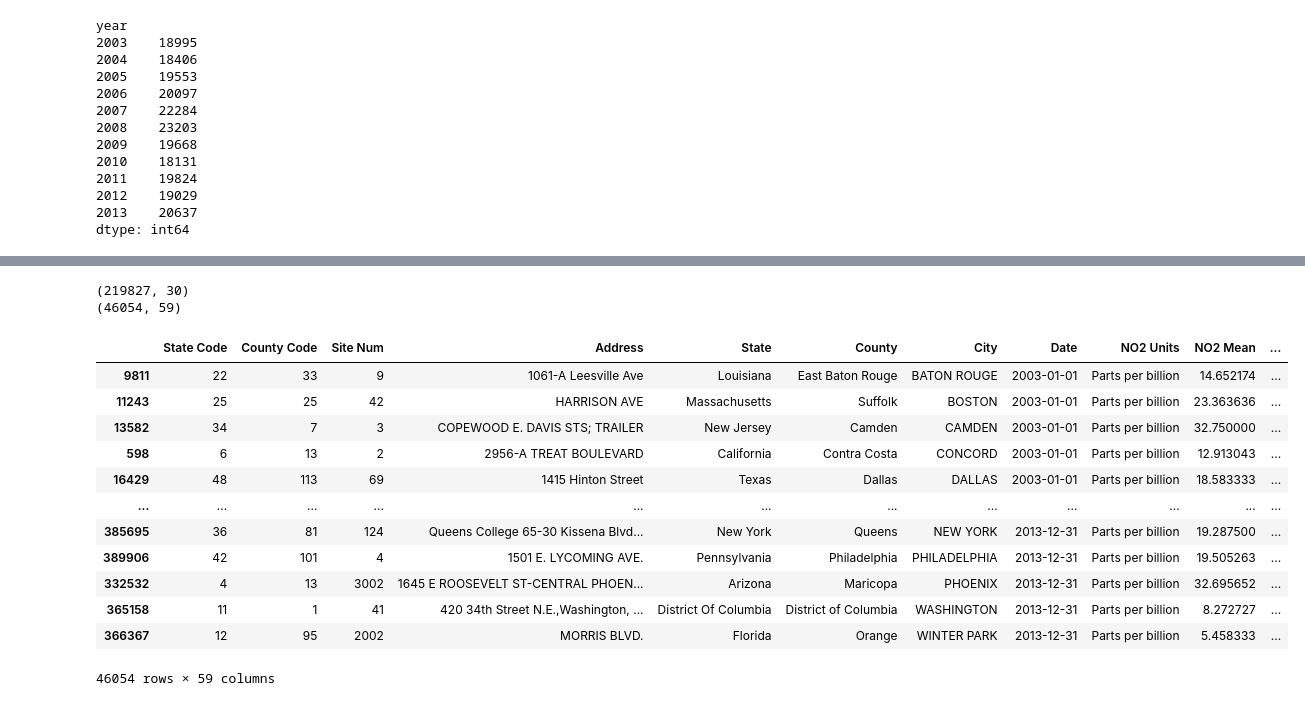
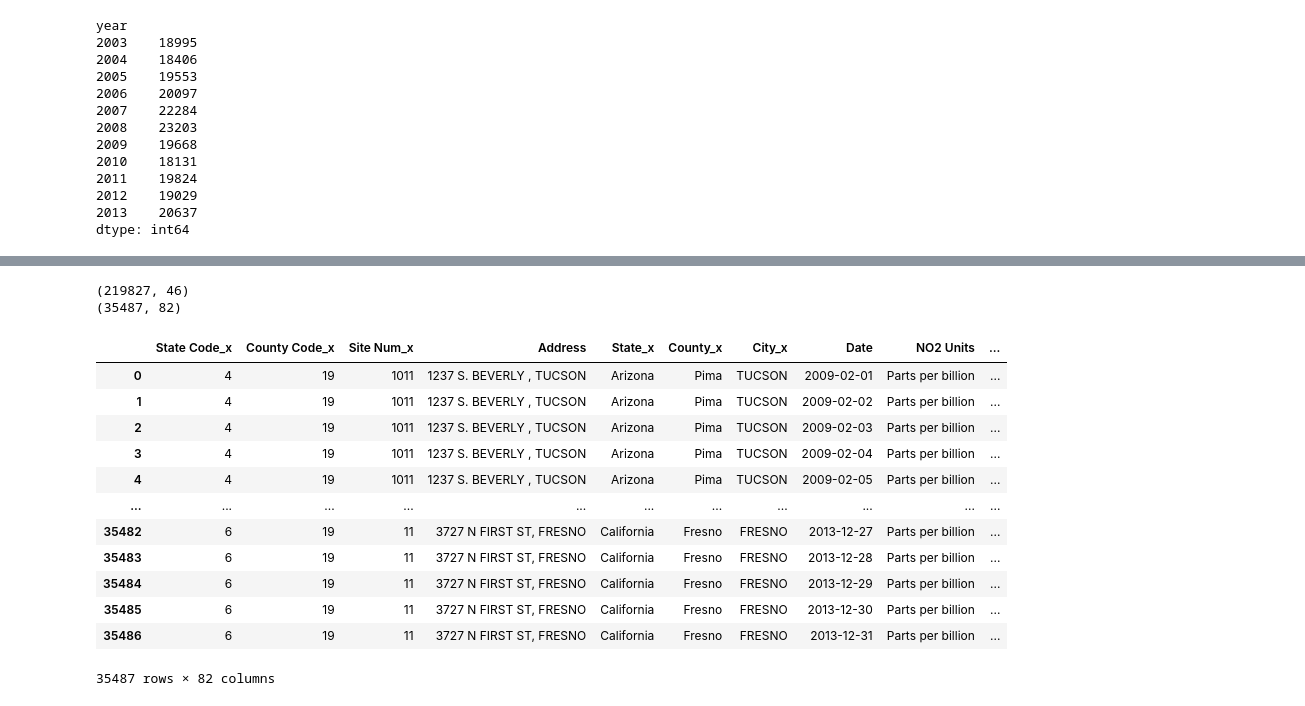
Before and after one commit to tamikamqhum/March_Team_Project, a Jupyter notebook: jupyter_notebooks/PG_Notebook_Weather_laststep.ipynb, the cells around one changed output, grey strips where cells are left out. Saved outputs shown, nothing was run; the diff lists cells and outputs as text; code cells hidden in the pictures.

```diff
--- a/jupyter_notebooks/PG_Notebook_Weather_laststep.ipynb
+++ b/jupyter_notebooks/PG_Notebook_Weather_laststep.ipynb
@@ -121,7 +121,7 @@ weather_data['Date'] = weather_data['Date'].astype(str)
 weather_data['Date'] = weather_data['Date'].apply(lambda x: x[:4] + '-' + x[4:6] + '-' + x[6:])
 weather_data['Date'] = pd.to_datetime(weather_data['Date'])
 # drop columns not needed
-weather_data = weather_data.drop(columns=["Unnamed: 0", "Unnamed: 0.1"])
+
 print(weather_data.shape)
 weather_data
 # %% [output]
@@ -129,12 +142,16 @@ MemoryError: Unable to allocate 6.44 GiB for an array with shape (36, 24010324)
 # %%
 # load Us_Stations_with_City_10km.csv
-stations = pd.read_csv('Source_Data/Us_Stations_with_City_100km.csv')
+stations = pd.read_csv('Source_Data/Us_City_with_Station.csv')
 # get siteId from StationId - last 4 characters
-stations['SiteId'] = stations['StationId'].str[-8:]
+stations['SiteId'] = stations['ClosestStation'].str[-8:]
 # format StationId as capitals
-stations['StationId'] = stations['StationId'].str.upper()
+stations['StationId'] = stations['ClosestStation'].str.upper()
 # format city as capitals
 stations['City'] = stations['City'].str.upper()
 print(stations.shape)
 stations
+# merge stations with pollution data on address
+pollution_data_cleaned = pollution_data_cleaned.merge(stations, on='Address')
+print(pollution_data_cleaned.shape)
+pollution_data_cleaned
 # %% [output]
@@ -155,6 +173,6 @@ stations
 # %%
-# merge weather data with stations on station id
-weather_data = pd.merge(weather_data, stations, on='StationId')
+# # merge weather data with stations on StationId and City
+# weather_data = pd.merge(weather_data, stations, on=['StationId'])
 print(weather_data.shape)
 # set all null values to 0
 weather_data = weather_data.fillna(0)
@@ -183,24 +201,24 @@ weather_data
 # %%
 # filter pollution data to have 1 record per city per day using the record with the lowest CityDistance
 print(pollution_data_cleaned.shape)
 # merge pollution data with weather data on date and location only take first match
-merged_data = pd.merge(pollution_data_cleaned, weather_data, on=['Date', 'City'], how='inner')
-merged_data = merged_data.sort_values(by=['Date', 'City', 'CityDistance']).drop_duplicates(subset=['Date', 'City'], keep='first')
+merged_data = pd.merge(pollution_data_cleaned, weather_data, on=['Date', 'StationId'], how='inner')
+# merged_data = merged_data.sort_values(by=['Date', 'Site', 'StationDistance']).drop_duplicates(subset=['Date', 'Site'], keep='first')
 print(merged_data.shape)
 merged_data
 # %% [output]
-(219827, 30)
-(46054, 59)
+(219827, 46)
+(35487, 82)
-|  | State Code | County Code | Site Num | Address | State | County | City | Date | NO2 Units | NO2 Mean | ... |
-| 9811 | 22 | 33 | 9 | 1061-A Leesville Ave | Louisiana | East Baton Rouge | BATON ROUGE | 2003-01-01 | Parts per billion | 14.652174 | ... |
-| 11243 | 25 | 25 | 42 | HARRISON AVE | Massachusetts | Suffolk | BOSTON | 2003-01-01 | Parts per billion | 23.363636 | ... |
-| 13582 | 34 | 7 | 3 | COPEWOOD E. DAVIS STS; TRAILER | New Jersey | Camden | CAMDEN | 2003-01-01 | Parts per billion | 32.750000 | ... |
-| 598 | 6 | 13 | 2 | 2956-A TREAT BOULEVARD | California | Contra Costa | CONCORD | 2003-01-01 | Parts per billion | 12.913043 | ... |
-| 16429 | 48 | 113 | 69 | 1415 Hinton Street | Texas | Dallas | DALLAS | 2003-01-01 | Parts per billion | 18.583333 | ... |
-| ... | ... | ... | ... | ... | ... | ... | ... | ... | ... | ... | ... |
-| 385695 | 36 | 81 | 124 | Queens College 65-30 Kissena Blvd... | New York | Queens | NEW YORK | 2013-12-31 | Parts per billion | 19.287500 | ... |
-| 389906 | 42 | 101 | 4 | 1501 E. LYCOMING AVE. | Pennsylvania | Philadelphia | PHILADELPHIA | 2013-12-31 | Parts per billion | 19.505263 | ... |
-| 332532 | 4 | 13 | 3002 | 1645 E ROOSEVELT ST-CENTRAL PHOEN... | Arizona | Maricopa | PHOENIX | 2013-12-31 | Parts per billion | 32.695652 | ... |
-| 365158 | 11 | 1 | 41 | 420 34th Street N.E.,Washington, ... | District Of Columbia | District of Columbia | WASHINGTON | 2013-12-31 | Parts per billion | 8.272727 | ... |
-| 366367 | 12 | 95 | 2002 | MORRIS BLVD. | Florida | Orange | WINTER PARK | 2013-12-31 | Parts per billion | 5.458333 | ... |
+|  | State Code_x | County Code_x | Site Num_x | Address | State_x | County_x | City_x | Date | NO2 Units | ... |
+| 0 | 4 | 19 | 1011 | 1237 S. BEVERLY , TUCSON | Arizona | Pima | TUCSON | 2009-02-01 | Parts per billion | ... |
+| 1 | 4 | 19 | 1011 | 1237 S. BEVERLY , TUCSON | Arizona | Pima | TUCSON | 2009-02-02 | Parts per billion | ... |
+| 2 | 4 | 19 | 1011 | 1237 S. BEVERLY , TUCSON | Arizona | Pima | TUCSON | 2009-02-03 | Parts per billion | ... |
+| 3 | 4 | 19 | 1011 | 1237 S. BEVERLY , TUCSON | Arizona | Pima | TUCSON | 2009-02-04 | Parts per billion | ... |
+| 4 | 4 | 19 | 1011 | 1237 S. BEVERLY , TUCSON | Arizona | Pima | TUCSON | 2009-02-05 | Parts per billion | ... |
+| ... | ... | ... | ... | ... | ... | ... | ... | ... | ... | ... |
+| 35482 | 6 | 19 | 11 | 3727 N FIRST ST, FRESNO | California | Fresno | FRESNO | 2013-12-27 | Parts per billion | ... |
+| 35483 | 6 | 19 | 11 | 3727 N FIRST ST, FRESNO | California | Fresno | FRESNO | 2013-12-28 | Parts per billion | ... |
+| 35484 | 6 | 19 | 11 | 3727 N FIRST ST, FRESNO | California | Fresno | FRESNO | 2013-12-29 | Parts per billion | ... |
+| 35485 | 6 | 19 | 11 | 3727 N FIRST ST, FRESNO | California | Fresno | FRESNO | 2013-12-30 | Parts per billion | ... |
+| 35486 | 6 | 19 | 11 | 3727 N FIRST ST, FRESNO | California | Fresno | FRESNO | 2013-12-31 | Parts per billion | ... |
-46054 rows × 59 columns
+35487 rows × 82 columns
```
Also changed, not shown: parts of 14 cells of this notebook, 25 other files.
